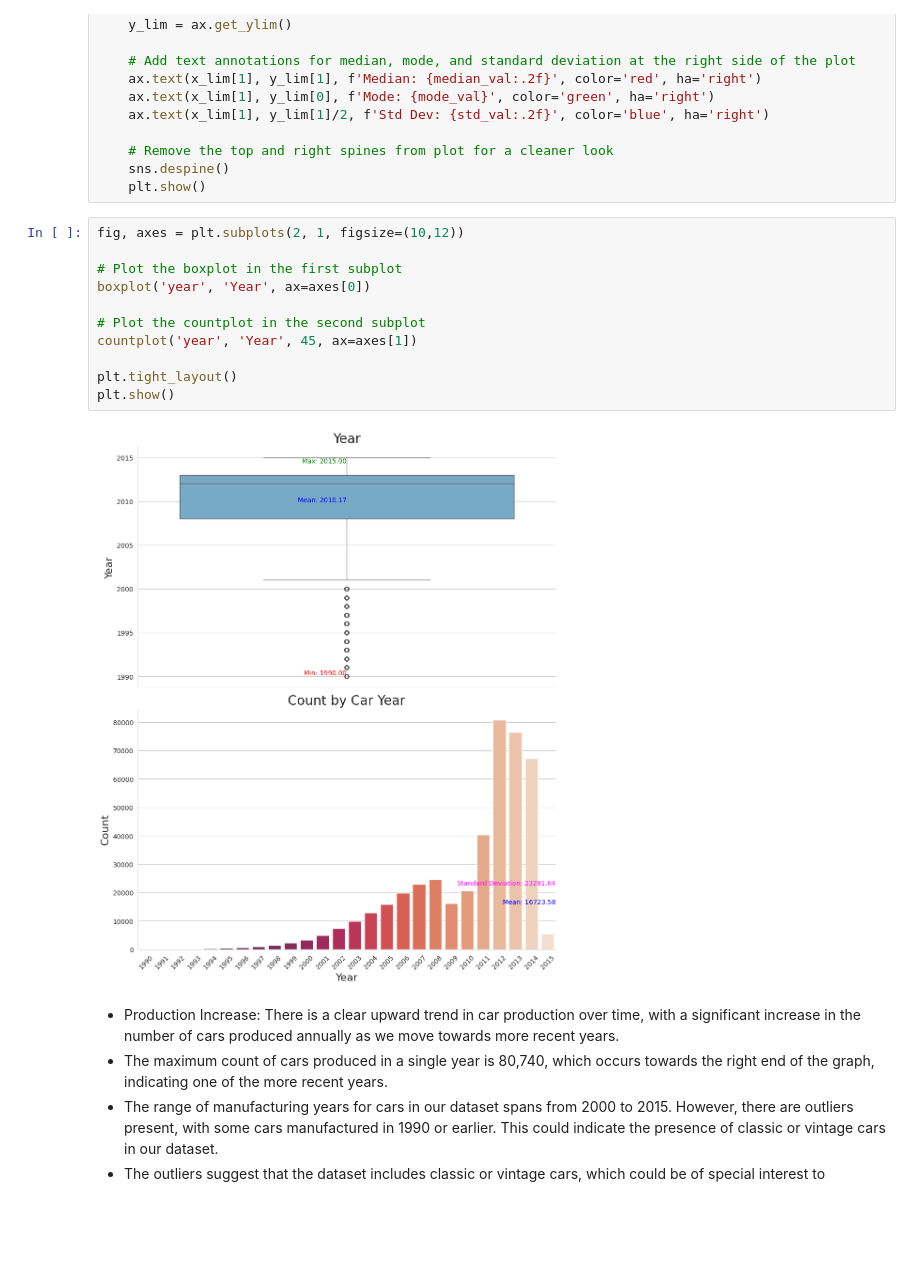
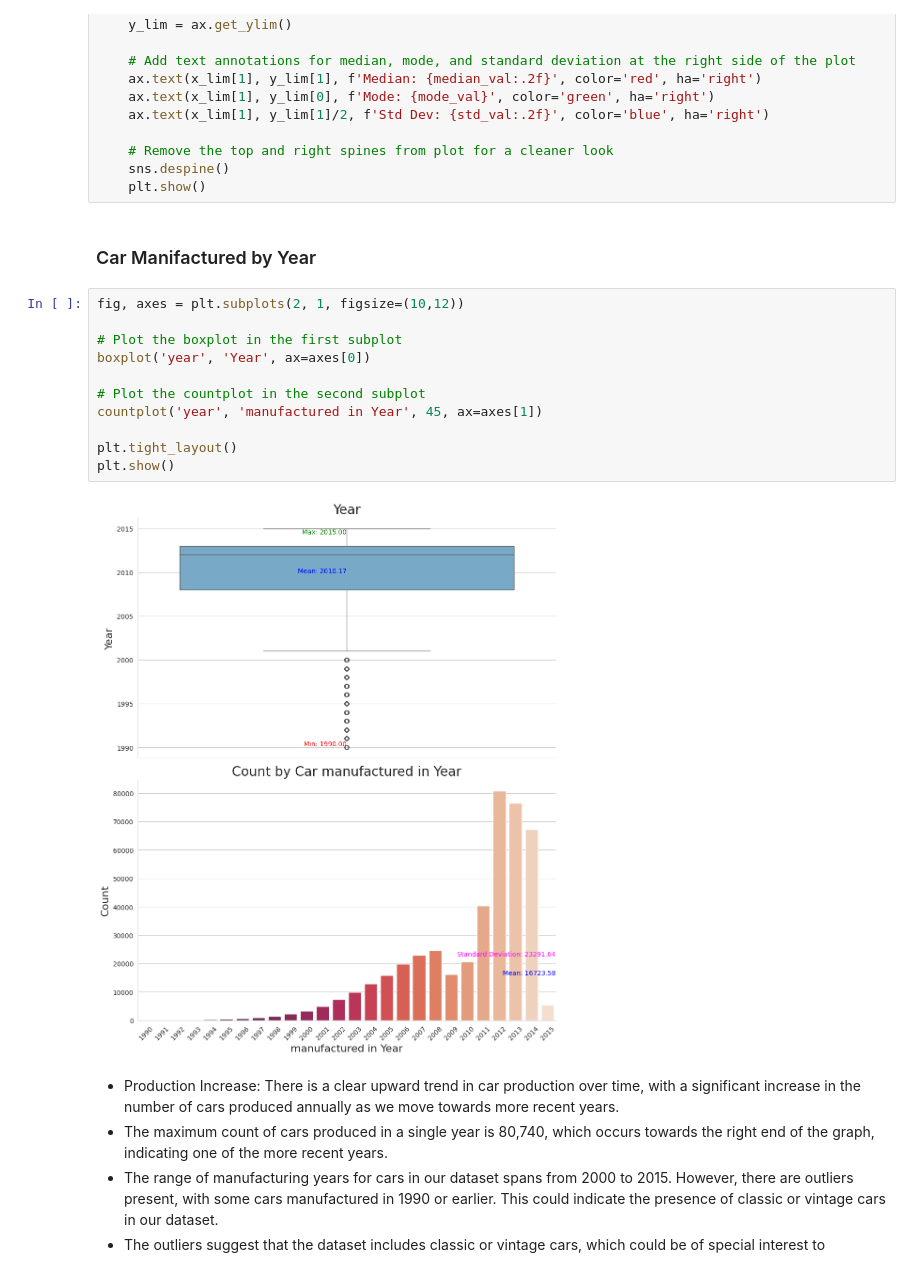
Before and after one commit to totargaming/VehicleSalesReport, a Jupyter notebook: vehicle-sales-eda.ipynb, the cells around one changed output. Drawn from its saved outputs; the diff is of its cells as text; blank space fills up the shorter version.

```diff
--- a/vehicle-sales-eda.ipynb
+++ b/vehicle-sales-eda.ipynb
@@ -520,19 +530,21 @@ def histplot(col, label):
     # Remove the top and right spines from plot for a cleaner look
     sns.despine()
     plt.show()
+# %% [markdown]
+### Car Manifactured by Year
 # %%
 fig, axes = plt.subplots(2, 1, figsize=(10,12))
 
 # Plot the boxplot in the first subplot
 boxplot('year', 'Year', ax=axes[0])
 
 # Plot the countplot in the second subplot
-countplot('year', 'Year', 45, ax=axes[1])
+countplot('year', 'manufactured in Year', 45, ax=axes[1])
 
 plt.tight_layout()
 plt.show()
 # %% [output]
-[figure, old version]
+[figure, new version]
 # %% [markdown]
 * Production Increase: There is a clear upward trend in car production over time, with a significant increase in the number of cars produced annually as we move towards more recent years.
 * The maximum count of cars produced in a single year is 80,740, which occurs towards the right end of the graph, indicating one of the more recent years.
```
Also changed, not shown: parts of 22 cells of this notebook.
